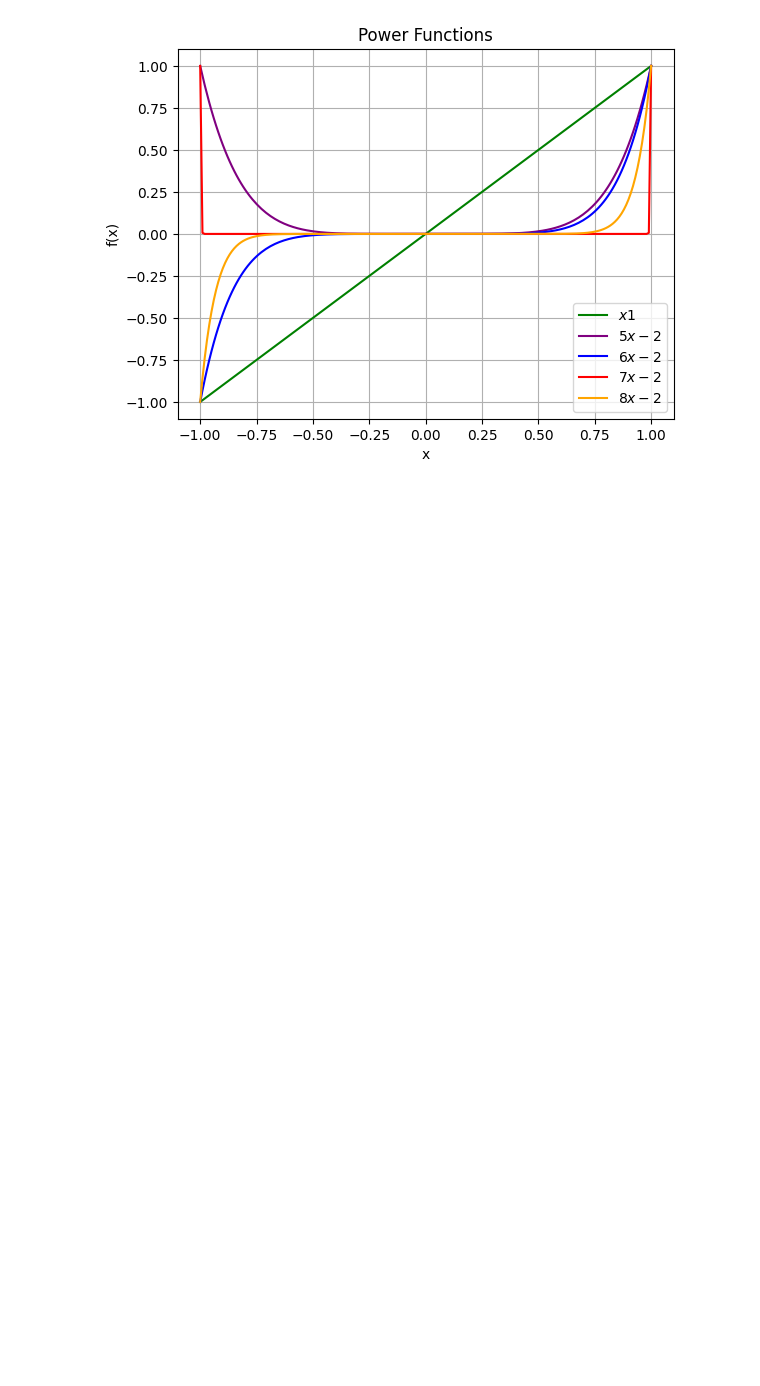
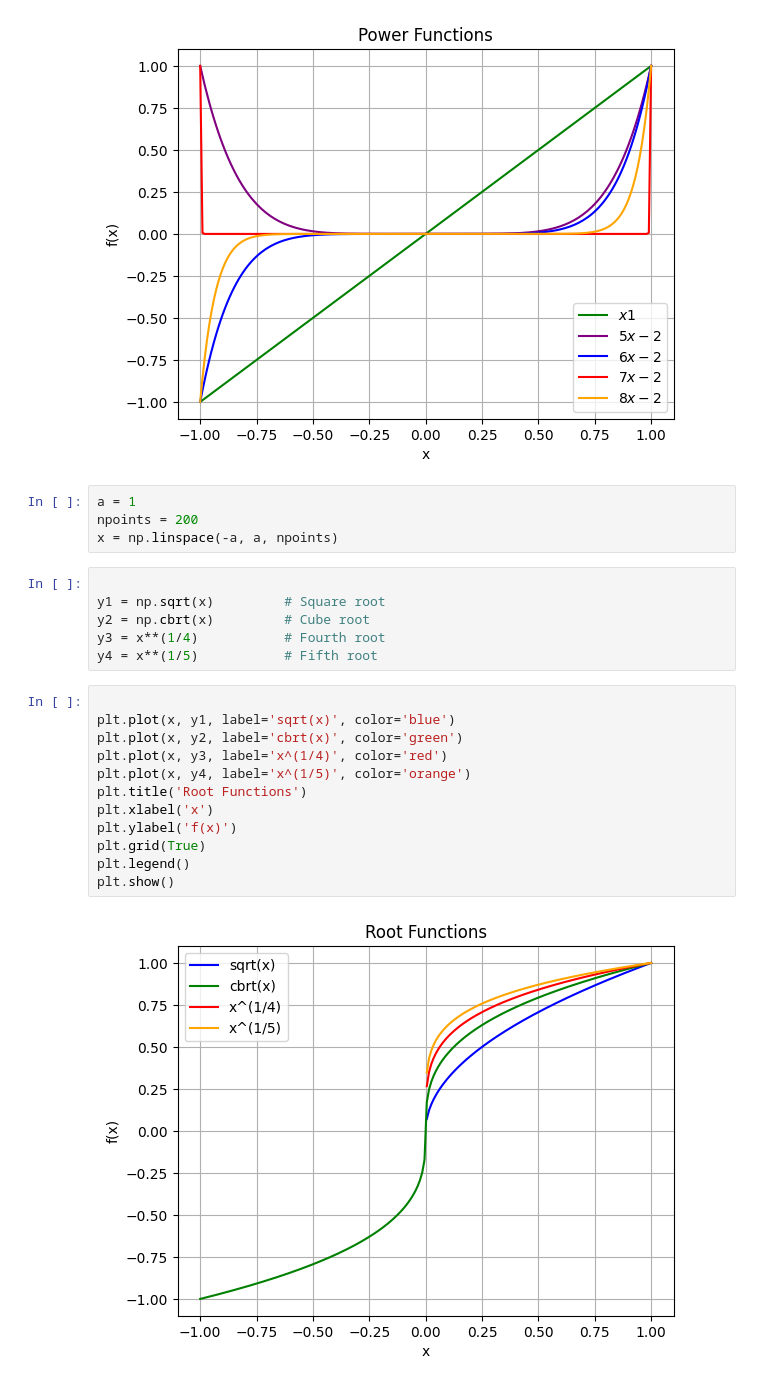
Before and after one commit to Codex643/Chapter-1, a Jupyter notebook: Chapter01-Section02-family-of-functions.ipynb, the cells around one changed output. Cells and saved outputs as stored; diff of their text form; blank space fills up the shorter version.

```diff
--- a/Chapter01-Section02-family-of-functions.ipynb
+++ b/Chapter01-Section02-family-of-functions.ipynb
@@ -141,3 +141,27 @@ plt.legend()
 plt.show()
 # %% [output]
 [figure]
+# %%
+a = 1
+npoints = 200
+x = np.linspace(-a, a, npoints)
+# %%
+
+y1 = np.sqrt(x)         # Square root
+y2 = np.cbrt(x)         # Cube root
+y3 = x**(1/4)           # Fourth root
+y4 = x**(1/5)           # Fifth root
+# %%
+
+plt.plot(x, y1, label='sqrt(x)', color='blue')
+plt.plot(x, y2, label='cbrt(x)', color='green')
+plt.plot(x, y3, label='x^(1/4)', color='red')
+plt.plot(x, y4, label='x^(1/5)', color='orange')
+plt.title('Root Functions')
+plt.xlabel('x')
+plt.ylabel('f(x)')
+plt.grid(True)
+plt.legend()
+plt.show()
+# %% [output]
+[figure, added]
```
Also changed, not shown: parts of 5 cells of this notebook, 1 other file.
